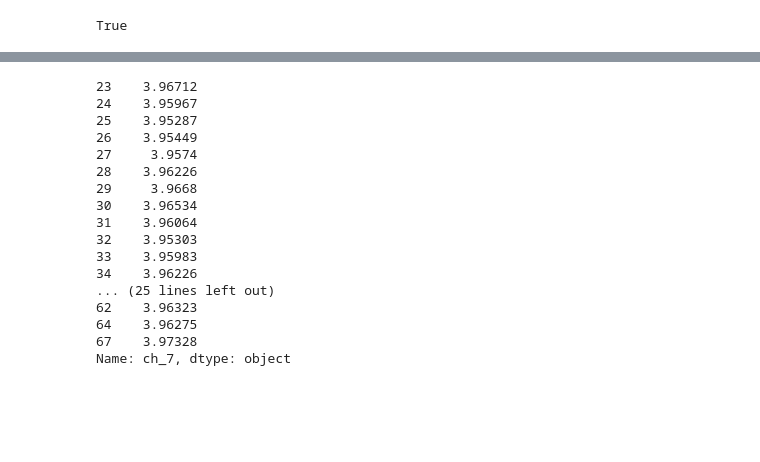
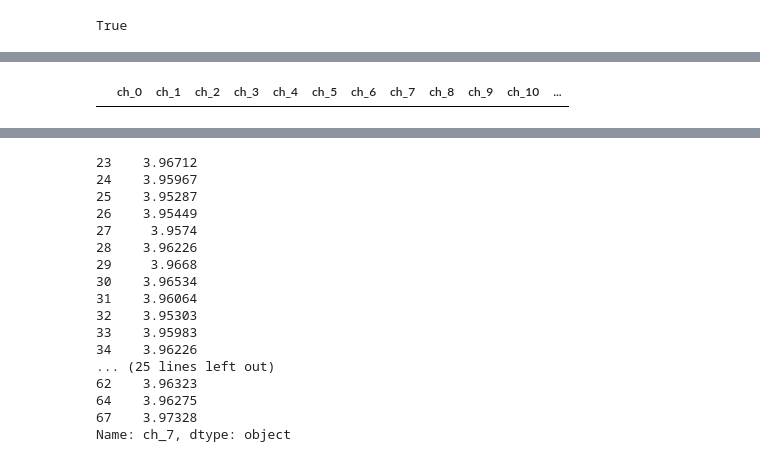
Before and after one commit to nicolet5/DiffCapAnalyzer, a Jupyter notebook: chachies/FittingFunctionDev.ipynb, the cells around one changed output, grey strips where cells are left out. Drawn from its saved outputs; the diff is of its cells as text; code cells hidden in the pictures; blank space fills up the shorter version.

```diff
--- a/chachies/FittingFunctionDev.ipynb
+++ b/chachies/FittingFunctionDev.ipynb
@@ -91,0 +103,4 @@ Fitting battery: 1_23_14_1C_Cycle d
+# %%
+import descriptors as ds
+df_ch_list = ds.df_generate('NLT_Test/Clean_Separated_Cycles', 'c')
+df_ch = ds.df_combine(df_ch_list, 'c')
@@ -91,0 +118,4 @@ Fitting battery: 1_23_14_1C_Cycle d
+# %%
+df_ch_list[0].head()
+# %% [output]
+|  | ch_0 | ch_1 | ch_2 | ch_3 | ch_4 | ch_5 | ch_6 | ch_7 | ch_8 | ch_9 | ch_10 | ... |
```
Also changed, not shown: parts of 13 cells of this notebook, 2 other files.
